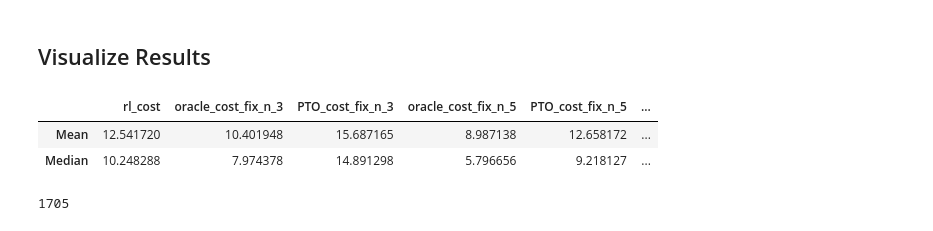
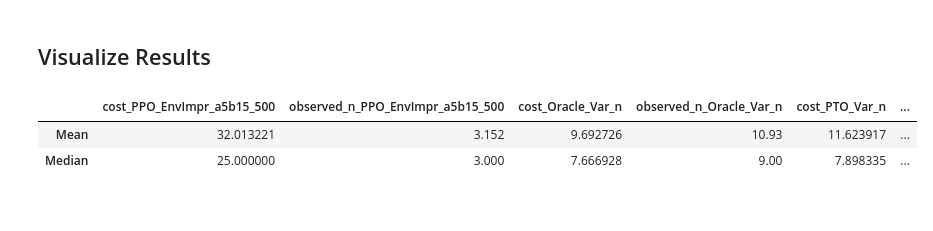
Before and after one commit to pksp99/when_to_leave, a Jupyter notebook: notebooks/ppo_rl_env_impr.ipynb, the cells around one changed output. Saved outputs shown, nothing was run; the diff lists cells and outputs as text; code cells hidden in the pictures.

```diff
--- a/notebooks/ppo_rl_env_impr.ipynb
+++ b/notebooks/ppo_rl_env_impr.ipynb
@@ -16,7 +24,8 @@ TRAIN_CONFIG = {
     'beta_range': [round(i * 0.5, 1) for i in range(2, 6)],
     'h_range': [0.5],
     'c_range': [25],
-    'total': range(10, 40),
+    'total': list(range(10, 40)),
+    'travel_time': 'uniform',
 }
 
 TEST_CONFIG = {
@@ -24,5 +33,6 @@ TEST_CONFIG = {
     'beta_range': [round(i * 0.5, 1) for i in range(2, 6)],
     'h_range': [0.5],
     'c_range': [25],
-    'total': range(10, 40),
+    'total': list(range(10, 40)),
+    'travel_time': 'uniform',
 }
@@ -196,0 +39,9 @@ VBox(children=(HBox(children=(IntProgress(value=0, description='0.00%', max=1250
+# %%
+model_approaches = [PPO(EnvClass=EnvImpr, config=TRAIN_CONFIG, timesteps=500_000),
+                    OracleVar_n(),
+                    PTO_Var_n()
+                   ] + [PTO_Fix_n(n) for n in [3, 5]] + [OracleFix_n(n) for n in [3, 5]]
+test_df_path = generate_data.generate(config=TEST_CONFIG, row_count=10_000)
+test_df = pd.DataFrame()
+with open(test_df_path, 'rb') as f:
+    test_df =pickle.load(f)
@@ -196,0 +53,20 @@ VBox(children=(HBox(children=(IntProgress(value=0, description='0.00%', max=1250
+# %%
+
+from pandarallel import pandarallel
+
+# Initialize pandarallel with progress bar enabled
+pandarallel.initialize(progress_bar=True)
+
+columns_to_visualize = []
+for model in model_approaches:
+    print(f'Evaluating {model.prediction_keys()}')
+    columns_to_visualize += model.prediction_keys()
+
+    new_cols = test_df.parallel_apply(lambda row: model.predict(row, override=False), result_type='expand', axis=1)
+    for i, col_name in enumerate(model.prediction_keys()):
+        test_df[col_name] = new_cols[i]
+
+
+# Save the test_df with predictions
+test_df.to_csv(test_df_path.with_suffix('.csv'), index=False)
+test_df.to_pickle(test_df_path)
@@ -199,34 +92,28 @@ VBox(children=(HBox(children=(IntProgress(value=0, description='0.00%', max=1250
 # %%
 import plotly.graph_objects as go
 
-all_costs = [x for x in df.columns if 'cost' in x] + ['oracle_var_n_explore', 'rl_var_n_explore', 'PTO_var_n_explore']
+# columns_to_visualize = [x for x in test_df.columns if 'cost' in x or 'observe' in x]
 
 # Calculate means
-means = df[all_costs + ['h', 'c']].mean()
+means = test_df[columns_to_visualize + ['h', 'c']].mean()
 
 # Plot
 fig = go.Figure(data=[go.Bar(x=means.index, y=means.values)])
 fig.update_layout(title="Mean Values of Costs, H, and C", yaxis_title="Mean Value")
 fig.show()
 
 # Calculate medians
-medians = df[all_costs + ['h', 'c']].median()
+medians = test_df[columns_to_visualize + ['h', 'c']].median()
 
 # Plot
 fig = go.Figure(data=[go.Bar(x=medians.index, y=medians.values)])
 fig.update_layout(title="Median Values of Costs, H, and C", yaxis_title="Median Value")
 fig.show()
 
 # Create a dataframe with two rows: one for means and one for medians
 summary_df = pd.DataFrame({'Mean': means, 'Median': medians}).T
 summary_df.head()
 # %% [output]
-|  | rl_cost | oracle_cost_fix_n_3 | PTO_cost_fix_n_3 | oracle_cost_fix_n_5 | PTO_cost_fix_n_5 | ... |
-| Mean | 12.541720 | 10.401948 | 15.687165 | 8.987138 | 12.658172 | ... |
-| Median | 10.248288 | 7.974378 | 14.891298 | 5.796656 | 9.218127 | ... |
+|  | cost_PPO_EnvImpr_a5b15_500 | observed_n_PPO_EnvImpr_a5b15_500 | cost_Oracle_Var_n | observed_n_Oracle_Var_n | cost_PTO_Var_n | ... |
+| Mean | 32.013221 | 3.152 | 9.692726 | 10.93 | 11.623917 | ... |
+| Median | 25.000000 | 3.000 | 7.666928 | 9.00 | 7.898335 | ... |
-# %%
-df.head(50)
-tp = len(df[df['oracle_cost_fix_n_5'] == 25])
-print(tp)
-# %% [output]
-1705
```
Also changed, not shown: parts of 12 cells of this notebook, 14 other files.
